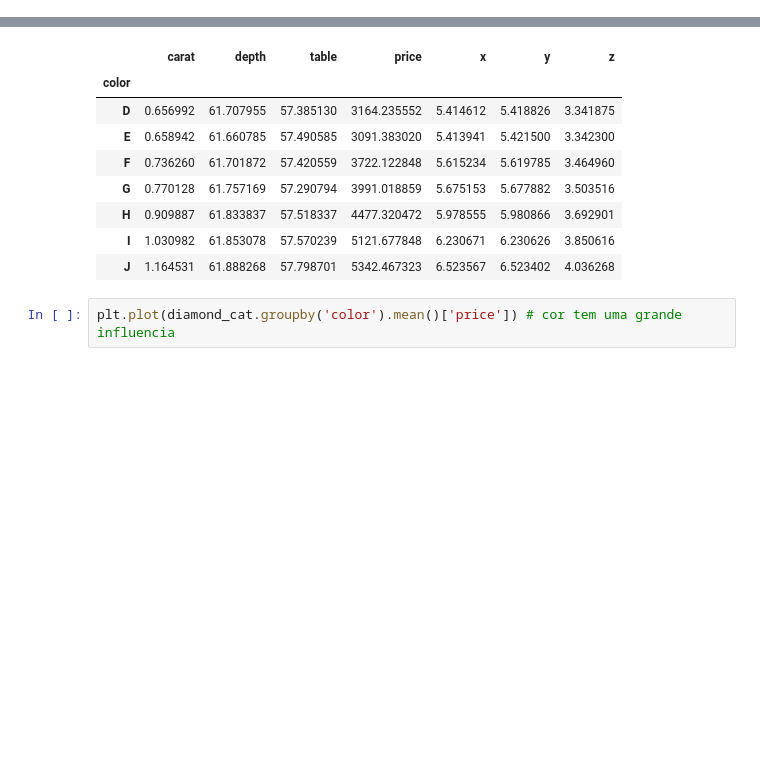
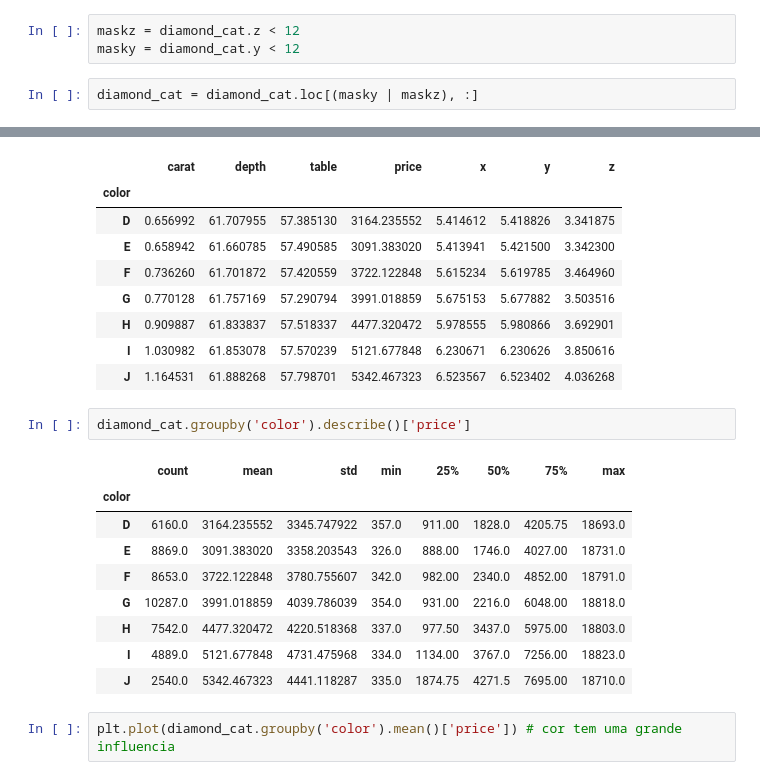
Before and after one commit to carlarbj/pricing_diamonds, a Jupyter notebook: diamond_price_prediction.ipynb, the cells around one changed output, grey strips where cells are left out. Cells and saved outputs as stored; diff of their text form; blank space fills up the shorter version.

```diff
--- a/diamond_price_prediction.ipynb
+++ b/diamond_price_prediction.ipynb
@@ -80,3 +91,8 @@ sns.pairplot(diamond_cat)
+# %%
+maskz = diamond_cat.z < 12
+masky = diamond_cat.y < 12
+# %%
+diamond_cat = diamond_cat.loc[(masky | maskz), :]
 # %% [markdown]
 ## Tentativa pela média
 # %%
@@ -166,6 +192,18 @@ diamond_cat.groupby('color').mean()
 | H | 0.909887 | 61.833837 | 57.518337 | 4477.320472 | 5.978555 | 5.980866 | 3.692901 |
 | I | 1.030982 | 61.853078 | 57.570239 | 5121.677848 | 6.230671 | 6.230626 | 3.850616 |
 | J | 1.164531 | 61.888268 | 57.798701 | 5342.467323 | 6.523567 | 6.523402 | 4.036268 |
+# %%
+diamond_cat.groupby('color').describe()['price']
+# %% [output]
+|  | count | mean | std | min | 25% | 50% | 75% | max |
+| color |  |  |  |  |  |  |  |  |
+| D | 6160.0 | 3164.235552 | 3345.747922 | 357.0 | 911.00 | 1828.0 | 4205.75 | 18693.0 |
+| E | 8869.0 | 3091.383020 | 3358.203543 | 326.0 | 888.00 | 1746.0 | 4027.00 | 18731.0 |
+| F | 8653.0 | 3722.122848 | 3780.755607 | 342.0 | 982.00 | 2340.0 | 4852.00 | 18791.0 |
+| G | 10287.0 | 3991.018859 | 4039.786039 | 354.0 | 931.00 | 2216.0 | 6048.00 | 18818.0 |
+| H | 7542.0 | 4477.320472 | 4220.518368 | 337.0 | 977.50 | 3437.0 | 5975.00 | 18803.0 |
+| I | 4889.0 | 5121.677848 | 4731.475968 | 334.0 | 1134.00 | 3767.0 | 7256.00 | 18823.0 |
+| J | 2540.0 | 5342.467323 | 4441.118287 | 335.0 | 1874.75 | 4271.5 | 7695.00 | 18710.0 |
 # %%
 plt.plot(diamond_cat.groupby('color').mean()['price']) # cor tem uma grande influencia
 # %% [output]
```
Also changed, not shown: parts of 4 cells of this notebook.
